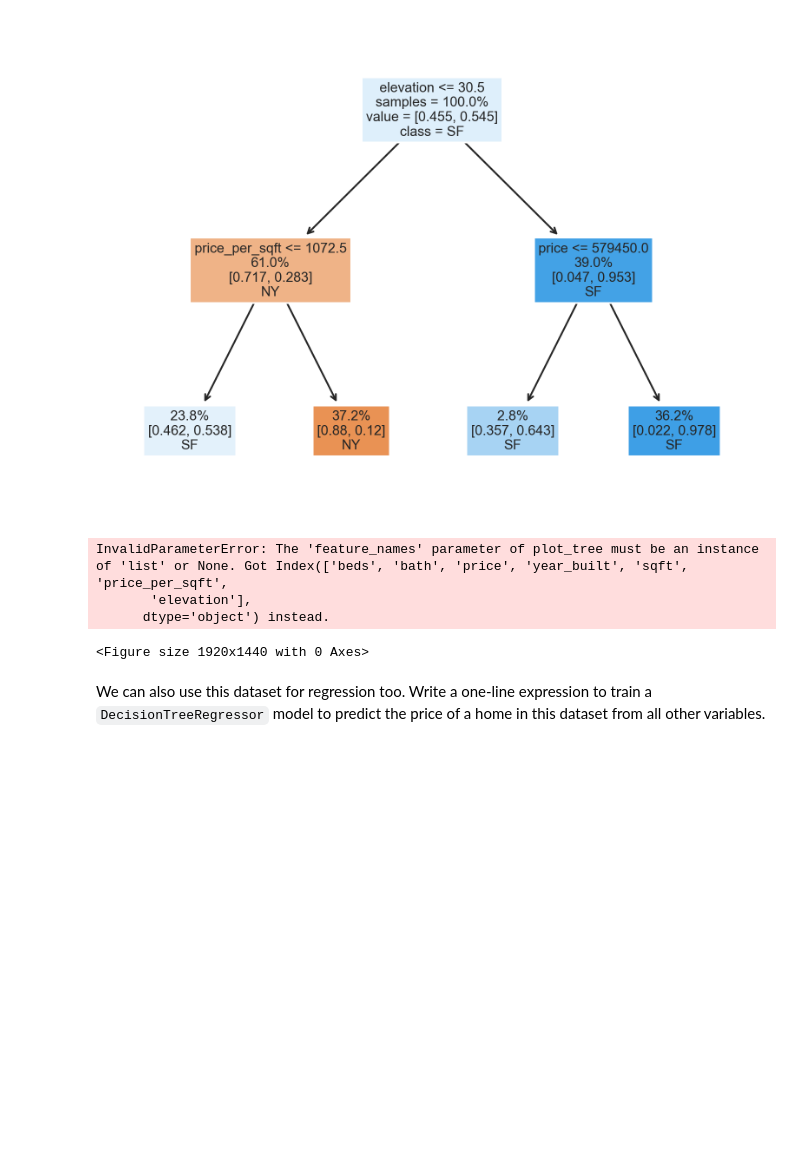
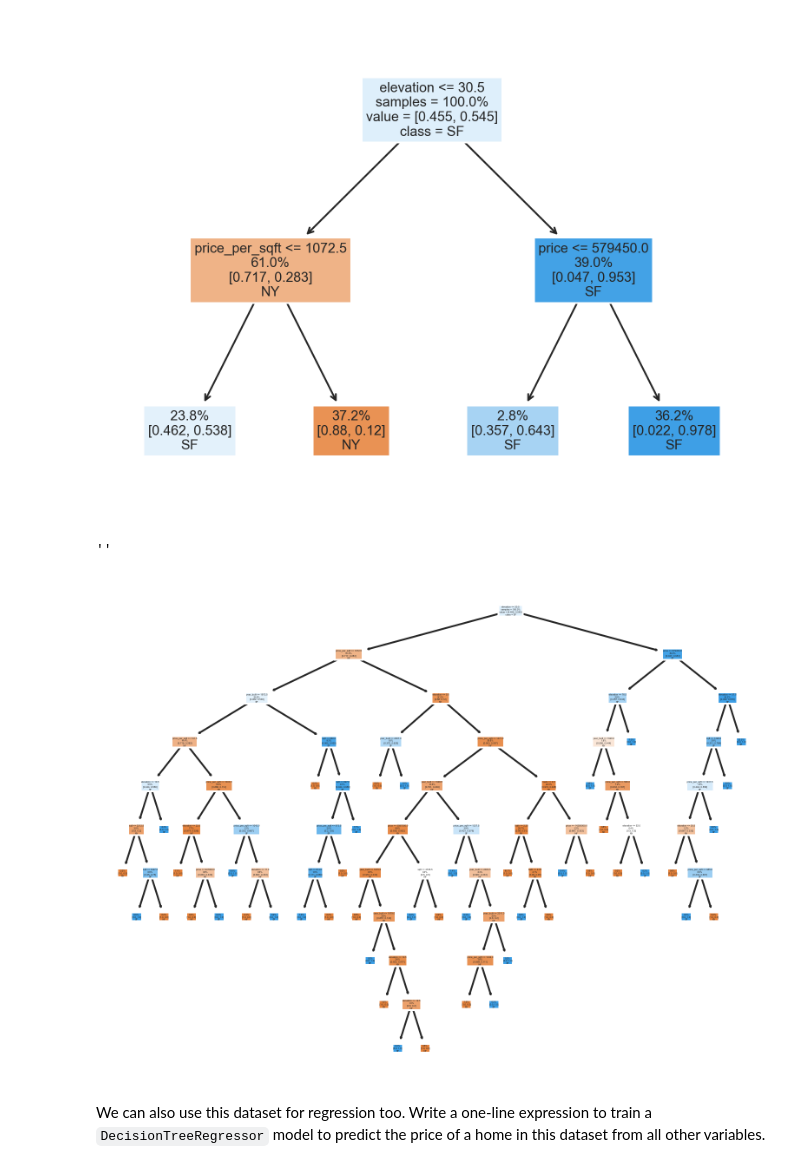
Before and after one commit to SHTG1itch/prep-for-data-structures, a Jupyter notebook: learning-algorithms (1).ipynb, the cells around one changed output. Cells and saved outputs as stored; diff of their text form; code cells hidden in the pictures; blank space fills up the shorter version.

```diff
--- a/learning-algorithms (1).ipynb
+++ b/learning-algorithms (1).ipynb
@@ -290,30 +290,28 @@ display("")
 # %%
 # And using default for arbitrary depth
 
 from sklearn.tree import DecisionTreeClassifier, plot_tree
 X = homes[["beds", "bath", "price", "year_built", "sqft", "price_per_sqft", "elevation"]]
 y = homes["city"]
 # Code for creating a new DecisionTreeClassifier specifies what we call "hyperparameters"
 clf = DecisionTreeClassifier().fit(X, y)
 
 import matplotlib.pyplot as plt
 plt.figure(dpi=300)
 plot_tree(
     clf,
-    feature_names=X.columns,
+    feature_names= list(X.columns),
     class_names=["NY", "SF"],
     label="root",
     filled=True,
     impurity=False,
     proportion=True,
     rounded=False
 )
 display("")
 # %% [output]
-InvalidParameterError: The 'feature_names' parameter of plot_tree must be an instance of 'list' or None. Got Index(['beds', 'bath', 'price', 'year_built', 'sqft', 'price_per_sqft',
-       'elevation'],
-      dtype='object') instead.
+''
-<Figure size 1920x1440 with 0 Axes>
+[figure, added]
 # %% [markdown]
 We can also use this dataset for regression too. Write a one-line expression to train a `DecisionTreeRegressor` model to predict the price of a home in this dataset from all other variables.
 # %%
```
Also changed, not shown: parts of 3 cells of this notebook.
